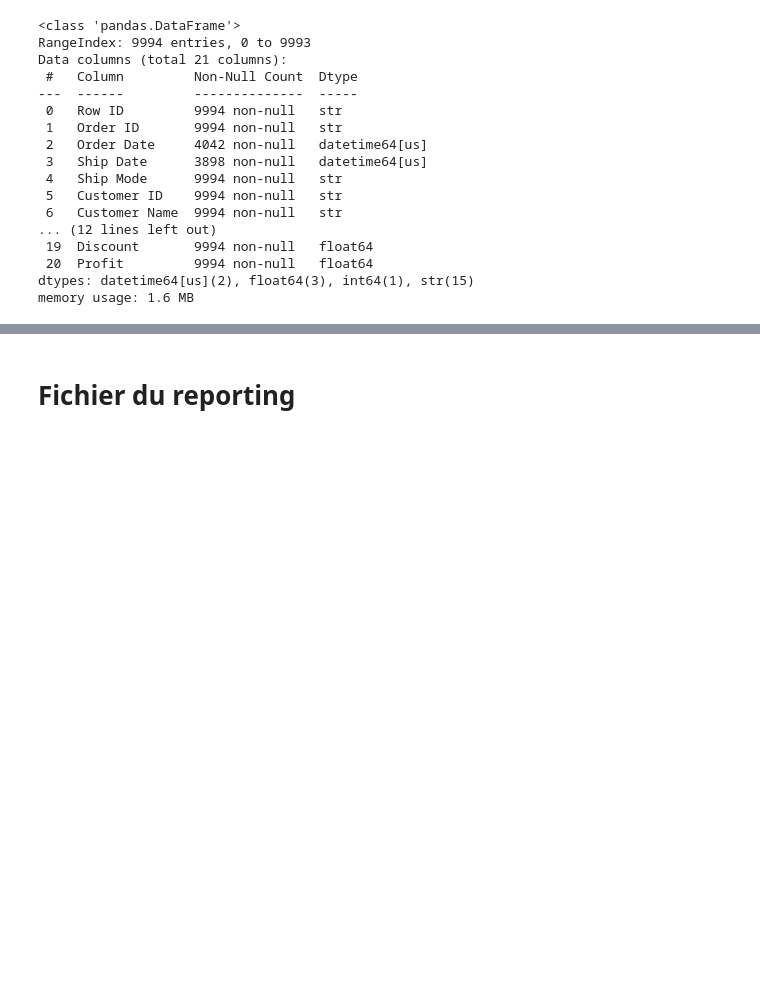
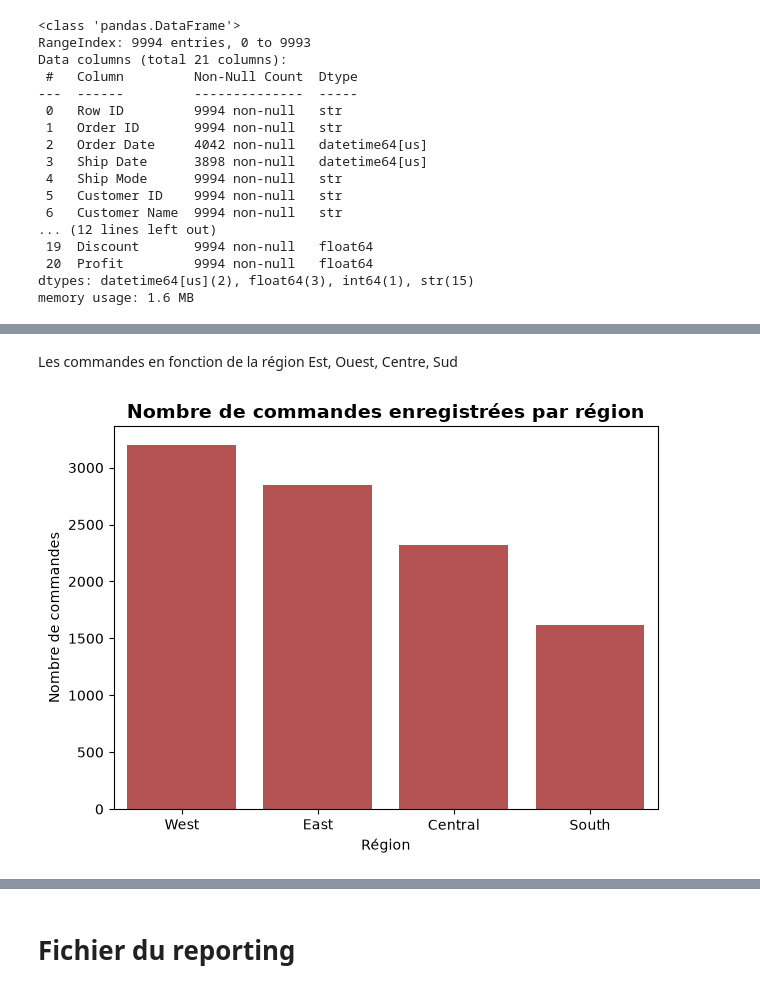
Before and after one commit to Oscar-Cnam/projet_openpyxl_superstore, a Jupyter notebook: notebooks/notebook.ipynb, the cells around one changed output, grey strips where cells are left out. Drawn from its saved outputs; the diff is of its cells as text; code cells hidden in the pictures; blank space fills up the shorter version.

```diff
--- a/notebooks/notebook.ipynb
+++ b/notebooks/notebook.ipynb
@@ -91,0 +112,11 @@ memory usage: 1.6 MB
+# %% [markdown]
+Les commandes en fonction de la région Est, Ouest, Centre, Sud
+# %%
+sns.countplot(x='Region', data=dataset, color="#C44343", order=dataset['Region'].value_counts().index, legend=False)
+plt.title("Nombre de commandes enregistrées par région", fontsize=14, fontweight='bold')
+plt.xlabel("Région")
+plt.ylabel("Nombre de commandes")
+plt.tight_layout()
+plt.show()
+# %% [output]
+[figure, added]
```
Also changed, not shown: parts of 6 cells of this notebook, 2 other files.
